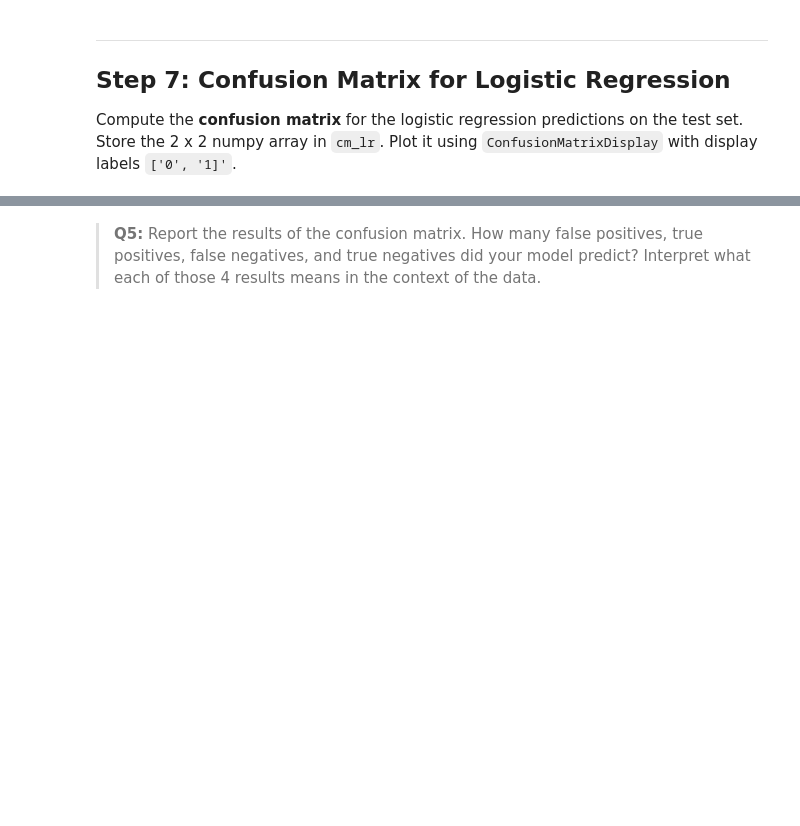
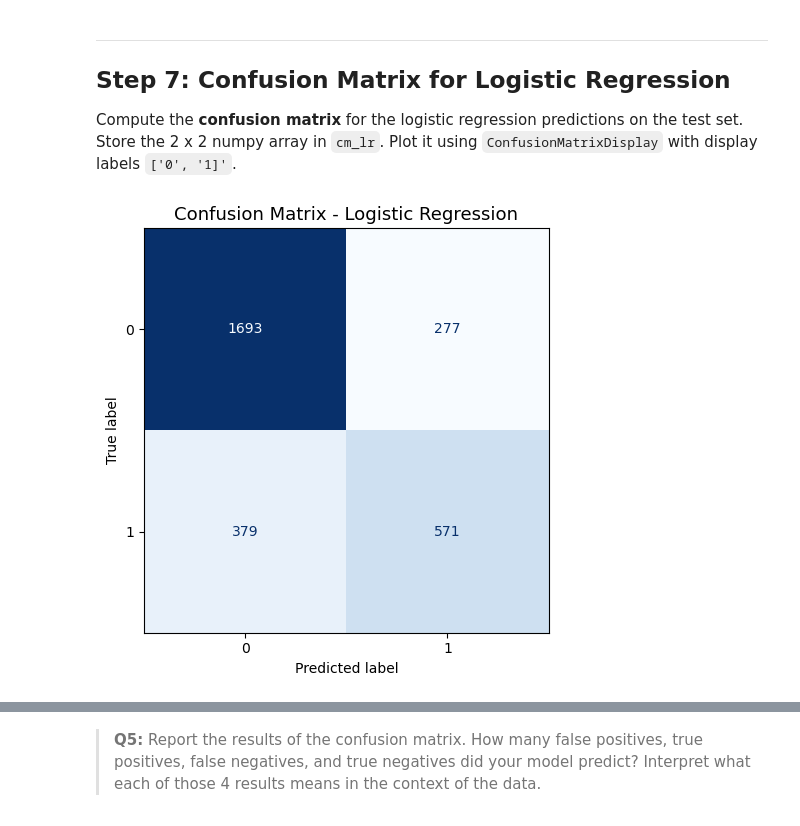
Before and after one commit to IIDonaji/assignment-2, a Jupyter notebook: task2/hw2-task2.ipynb, the cells around one changed output, grey strips where cells are left out. Drawn from its saved outputs; the diff is of its cells as text; code cells hidden in the pictures; blank space fills up the shorter version.

```diff
--- a/task2/hw2-task2.ipynb
+++ b/task2/hw2-task2.ipynb
@@ -336,6 +336,19 @@ _Type your answer here, replacing this text._
 
 Compute the **confusion matrix** for the logistic regression predictions on the test set. Store the 2 x 2 numpy array in `cm_lr`. Plot it using `ConfusionMatrixDisplay` with display labels `['0', '1]'`.
 # %%
-cm_lr = ...
+# Compite confusion matrix
+cm_lr = confusion_matrix(y_test, y_pred_lr)
+
+# Plot confusion matrix
+disp = ConfusionMatrixDisplay(confusion_matrix=cm_lr, display_labels=['0', '1'])
+
+
+fig, ax = plt.subplots(figsize=(6, 5))
+disp.plot(ax=ax, colorbar=False, cmap='Blues')
+plt.title('Confusion Matrix - Logistic Regression', fontsize=13)
+plt.tight_layout()
+plt.show()
+# %% [output]
+[figure, added]
 # %%
 grader.check("q11")
```
Also changed, not shown: parts of 13 cells of this notebook.
